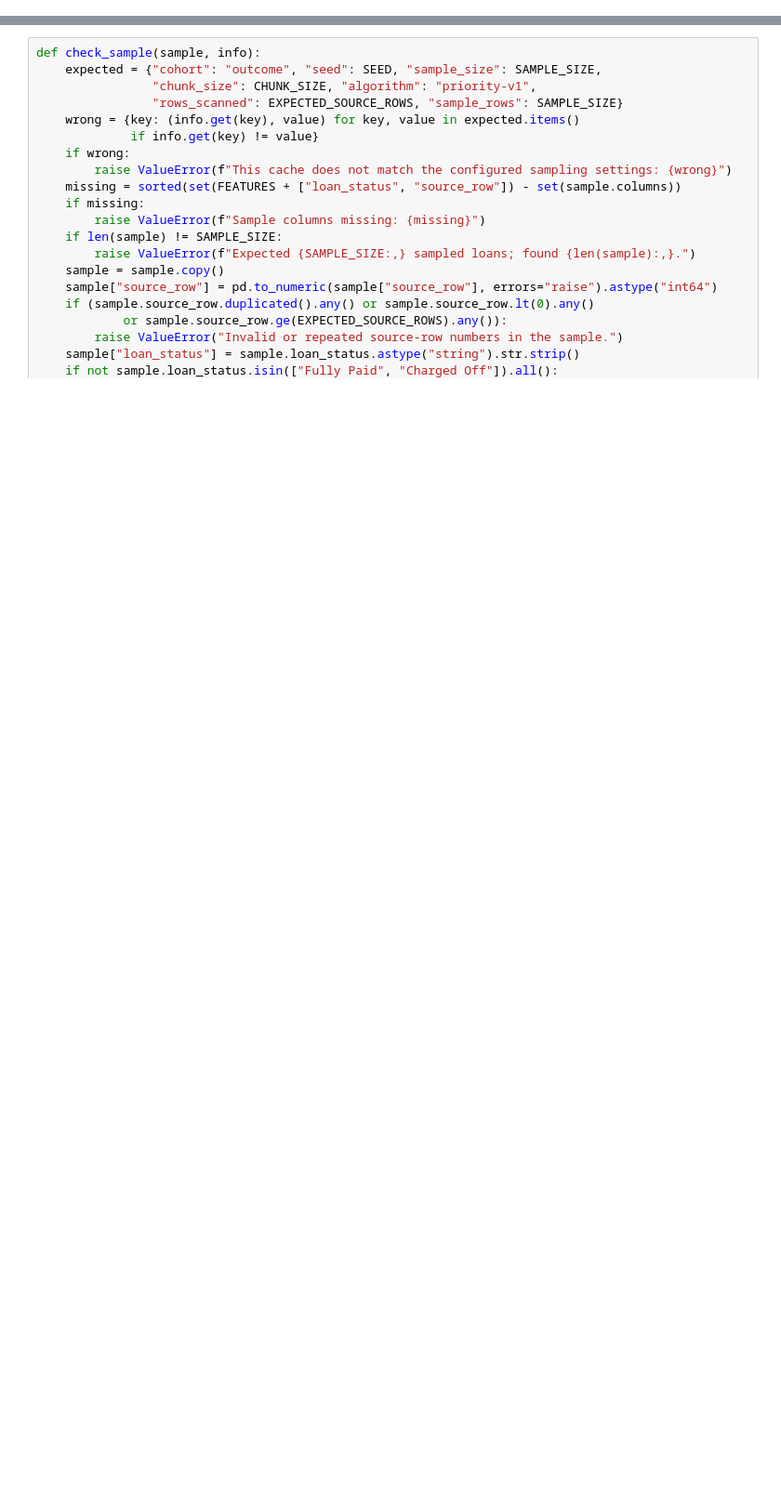
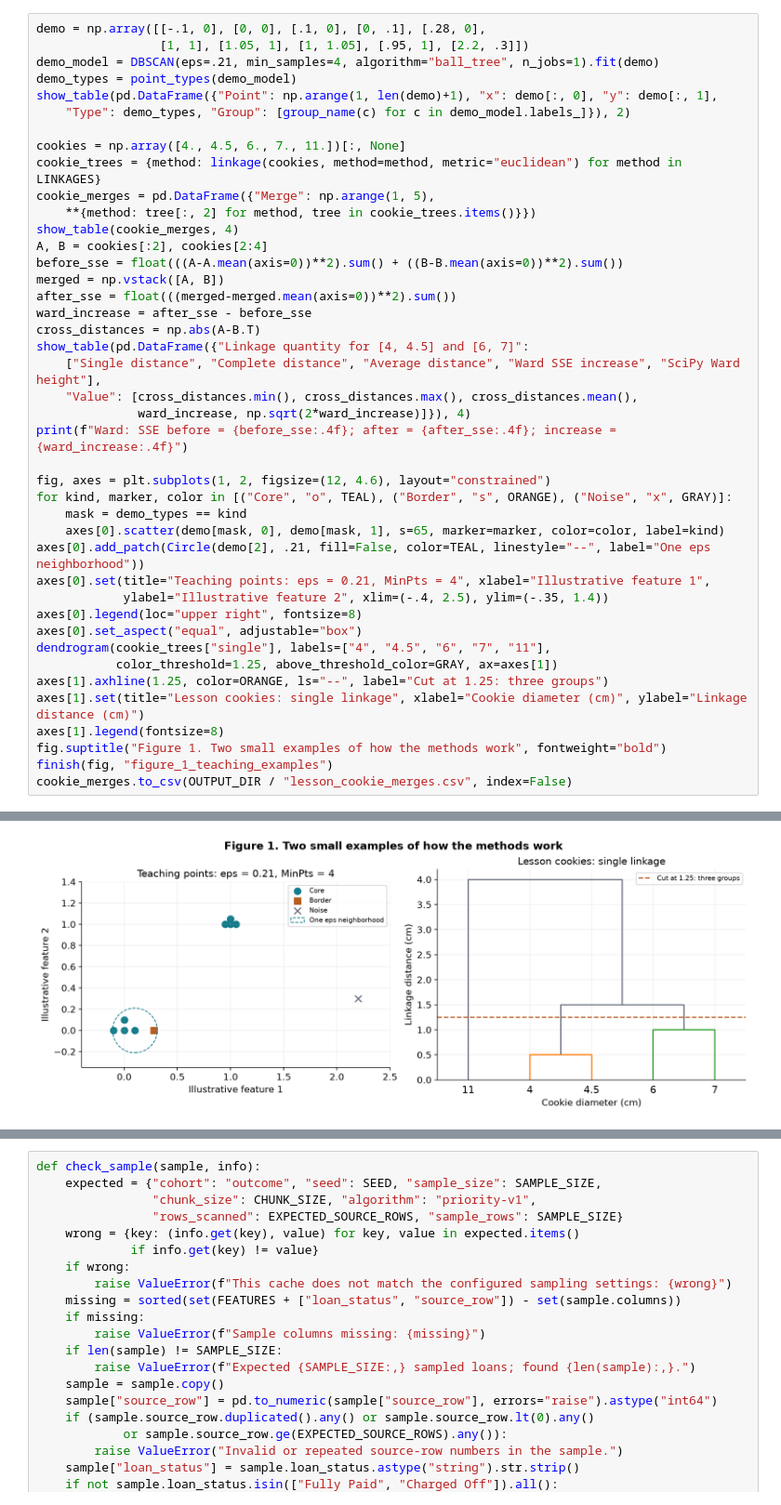
Before and after one commit to victordvas/Capstone-Project, a Jupyter notebook: Victor_Vasquez_Gil_Week11_.ipynb, the cells around one changed output, grey strips where cells are left out. Shown at 93% size. Drawn from its saved outputs; the diff is of its cells as text; blank space fills up the shorter version.

```diff
--- a/Victor_Vasquez_Gil_Week11_.ipynb
+++ b/Victor_Vasquez_Gil_Week11_.ipynb
@@ -221,0 +177,43 @@ Negative amounts or ratios, nonpositive loan amounts, and FICO values outside 30
+# %%
+demo = np.array([[-.1, 0], [0, 0], [.1, 0], [0, .1], [.28, 0],
+                 [1, 1], [1.05, 1], [1, 1.05], [.95, 1], [2.2, .3]])
+demo_model = DBSCAN(eps=.21, min_samples=4, algorithm="ball_tree", n_jobs=1).fit(demo)
+demo_types = point_types(demo_model)
+show_table(pd.DataFrame({"Point": np.arange(1, len(demo)+1), "x": demo[:, 0], "y": demo[:, 1],
+    "Type": demo_types, "Group": [group_name(c) for c in demo_model.labels_]}), 2)
+
+cookies = np.array([4., 4.5, 6., 7., 11.])[:, None]
+cookie_trees = {method: linkage(cookies, method=method, metric="euclidean") for method in LINKAGES}
+cookie_merges = pd.DataFrame({"Merge": np.arange(1, 5),
+    **{method: tree[:, 2] for method, tree in cookie_trees.items()}})
+show_table(cookie_merges, 4)
+A, B = cookies[:2], cookies[2:4]
+before_sse = float(((A-A.mean(axis=0))**2).sum() + ((B-B.mean(axis=0))**2).sum())
+merged = np.vstack([A, B])
+after_sse = float(((merged-merged.mean(axis=0))**2).sum())
+ward_increase = after_sse - before_sse
+cross_distances = np.abs(A-B.T)
+show_table(pd.DataFrame({"Linkage quantity for [4, 4.5] and [6, 7]":
+    ["Single distance", "Complete distance", "Average distance", "Ward SSE increase", "SciPy Ward height"],
+    "Value": [cross_distances.min(), cross_distances.max(), cross_distances.mean(),
+              ward_increase, np.sqrt(2*ward_increase)]}), 4)
+print(f"Ward: SSE before = {before_sse:.4f}; after = {after_sse:.4f}; increase = {ward_increase:.4f}")
+
+fig, axes = plt.subplots(1, 2, figsize=(12, 4.6), layout="constrained")
+for kind, marker, color in [("Core", "o", TEAL), ("Border", "s", ORANGE), ("Noise", "x", GRAY)]:
+    mask = demo_types == kind
+    axes[0].scatter(demo[mask, 0], demo[mask, 1], s=65, marker=marker, color=color, label=kind)
+axes[0].add_patch(Circle(demo[2], .21, fill=False, color=TEAL, linestyle="--", label="One eps neighborhood"))
+axes[0].set(title="Teaching points: eps = 0.21, MinPts = 4", xlabel="Illustrative feature 1",
+            ylabel="Illustrative feature 2", xlim=(-.4, 2.5), ylim=(-.35, 1.4))
+axes[0].legend(loc="upper right", fontsize=8)
+axes[0].set_aspect("equal", adjustable="box")
+dendrogram(cookie_trees["single"], labels=["4", "4.5", "6", "7", "11"],
+           color_threshold=1.25, above_threshold_color=GRAY, ax=axes[1])
+axes[1].axhline(1.25, color=ORANGE, ls="--", label="Cut at 1.25: three groups")
+axes[1].set(title="Lesson cookies: single linkage", xlabel="Cookie diameter (cm)", ylabel="Linkage distance (cm)")
+axes[1].legend(fontsize=8)
+fig.suptitle("Figure 1. Two small examples of how the methods work", fontweight="bold")
+finish(fig, "figure_1_teaching_examples")
+cookie_merges.to_csv(OUTPUT_DIR / "lesson_cookie_merges.csv", index=False)
+# %% [output]
@@ -221,0 +243 @@ Negative amounts or ratios, nonpositive loan amounts, and FICO values outside 30
+[figure, added]
```
Also changed, not shown: parts of 41 cells of this notebook, 25 other files.
